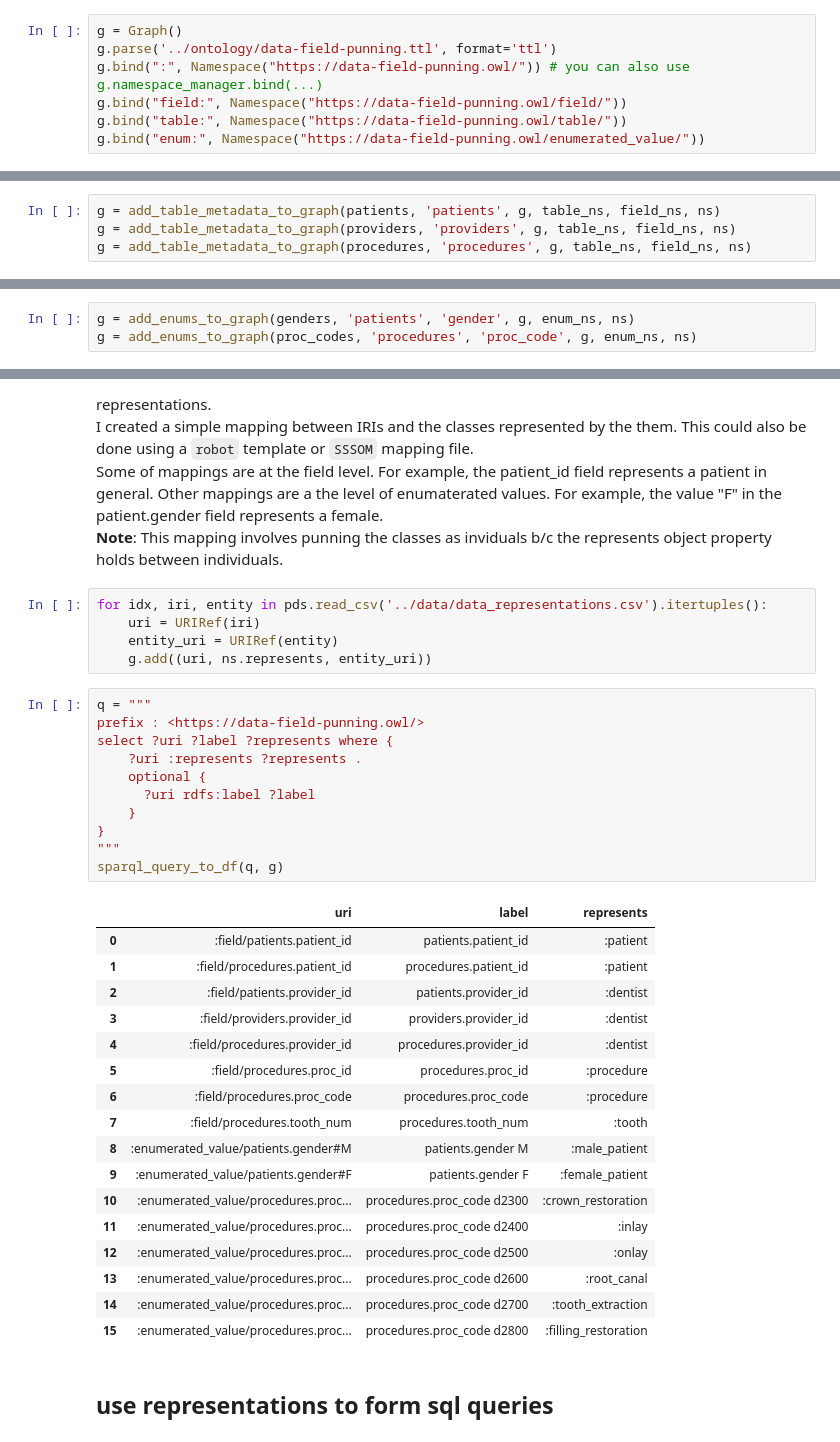
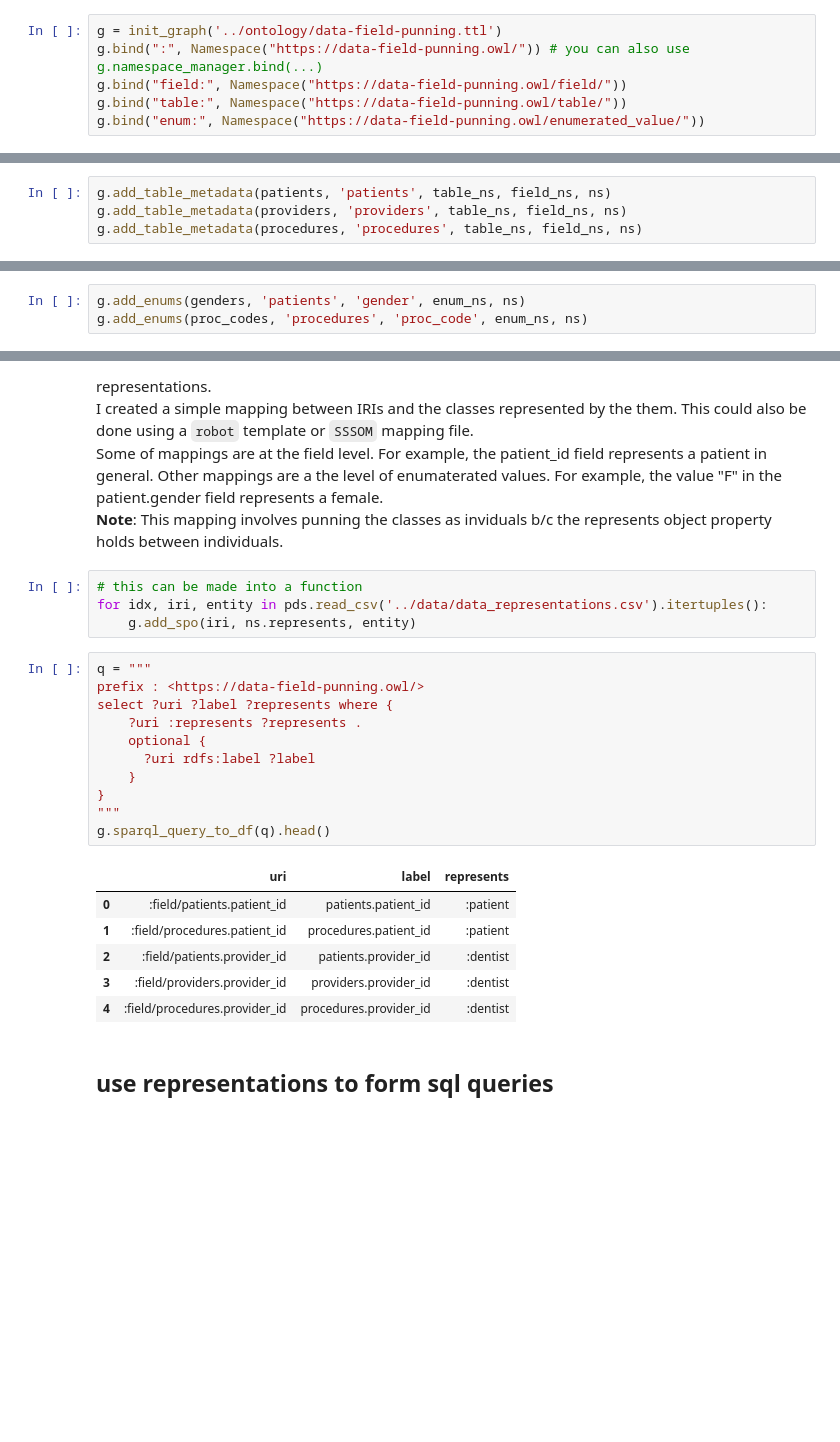
Before and after one commit to wdduncan/test-data-field-punning, a Jupyter notebook: notebooks/schema_demo.ipynb, the cells around one changed output, grey strips where cells are left out. Cells and saved outputs as stored; diff of their text form; blank space fills up the shorter version.

Commit message:
update notebook with helper functions

```diff
--- a/notebooks/schema_demo.ipynb
+++ b/notebooks/schema_demo.ipynb
@@ -275,6 +32,5 @@ def add_dataframe_to_graph(graph: Graph, df: pds.DataFrame, table_name, field_ns
 # %%
-g = Graph()
-g.parse('../ontology/data-field-punning.ttl', format='ttl')
+g = init_graph('../ontology/data-field-punning.ttl')
 g.bind(":", Namespace("https://data-field-punning.owl/")) # you can also use g.namespace_manager.bind(...)
 g.bind("field:", Namespace("https://data-field-punning.owl/field/"))
 g.bind("table:", Namespace("https://data-field-punning.owl/table/"))
@@ -306,6 +62,6 @@ sparql_query_to_df(q, g).head() # note: I only display the first 5 results
 # %% [markdown]
 ## add table and field instances to graph
 # %%
-g = add_table_metadata_to_graph(patients, 'patients', g, table_ns, field_ns, ns)
-g = add_table_metadata_to_graph(providers, 'providers', g, table_ns, field_ns, ns)
-g = add_table_metadata_to_graph(procedures, 'procedures', g, table_ns, field_ns, ns)
+g.add_table_metadata(patients, 'patients', table_ns, field_ns, ns)
+g.add_table_metadata(providers, 'providers', table_ns, field_ns, ns)
+g.add_table_metadata(procedures, 'procedures', table_ns, field_ns, ns)
@@ -349,5 +96,5 @@ Note: For demonstration purposes, I've made enums url safe. In a real-world scen
 genders = list(pysqldf("select distinct gender from patients")['gender'])
 proc_codes = list(pysqldf("select distinct proc_code from procedures")['proc_code'])
 # %%
-g = add_enums_to_graph(genders, 'patients', 'gender', g, enum_ns, ns)
-g = add_enums_to_graph(proc_codes, 'procedures', 'proc_code', g, enum_ns, ns)
+g.add_enums(genders, 'patients', 'gender', enum_ns, ns)
+g.add_enums(proc_codes, 'procedures', 'proc_code', enum_ns, ns)
@@ -381,39 +127,27 @@ I created a simple mapping between IRIs and the classes represented by the them.
 Some of mappings are at the field level. For example, the patient_id field represents a patient in general. Other mappings are a the level of enumaterated values. For example, the value "F" in the patient.gender field represents a female.
 **Note**: This mapping involves punning the classes as inviduals b/c the represents object property holds between individuals.
 # %%
+# this can be made into a function
 for idx, iri, entity in pds.read_csv('../data/data_representations.csv').itertuples():
-    uri = URIRef(iri)
-    entity_uri = URIRef(entity)
-    g.add((uri, ns.represents, entity_uri))
+    g.add_spo(iri, ns.represents, entity)
 # %%
 q = """
 prefix : <https://data-field-punning.owl/>
 select ?uri ?label ?represents where {
     ?uri :represents ?represents .
     optional {
       ?uri rdfs:label ?label
     }
 }
 """
-sparql_query_to_df(q, g)
+g.sparql_query_to_df(q).head()
 # %% [output]
 |  | uri | label | represents |
 | 0 | :field/patients.patient_id | patients.patient_id | :patient |
 | 1 | :field/procedures.patient_id | procedures.patient_id | :patient |
 | 2 | :field/patients.provider_id | patients.provider_id | :dentist |
 | 3 | :field/providers.provider_id | providers.provider_id | :dentist |
 | 4 | :field/procedures.provider_id | procedures.provider_id | :dentist |
-| 5 | :field/procedures.proc_id | procedures.proc_id | :procedure |
-| 6 | :field/procedures.proc_code | procedures.proc_code | :procedure |
-| 7 | :field/procedures.tooth_num | procedures.tooth_num | :tooth |
-| 8 | :enumerated_value/patients.gender#M | patients.gender M | :male_patient |
-| 9 | :enumerated_value/patients.gender#F | patients.gender F | :female_patient |
-| 10 | :enumerated_value/procedures.proc... | procedures.proc_code d2300 | :crown_restoration |
-| 11 | :enumerated_value/procedures.proc... | procedures.proc_code d2400 | :inlay |
-| 12 | :enumerated_value/procedures.proc... | procedures.proc_code d2500 | :onlay |
-| 13 | :enumerated_value/procedures.proc... | procedures.proc_code d2600 | :root_canal |
-| 14 | :enumerated_value/procedures.proc... | procedures.proc_code d2700 | :tooth_extraction |
-| 15 | :enumerated_value/procedures.proc... | procedures.proc_code d2800 | :filling_restoration |
 # %% [markdown]
 ## use representations to form sql queries
 # %% [markdown]
```
Also changed, not shown: parts of 31 cells of this notebook, 1 other file.
